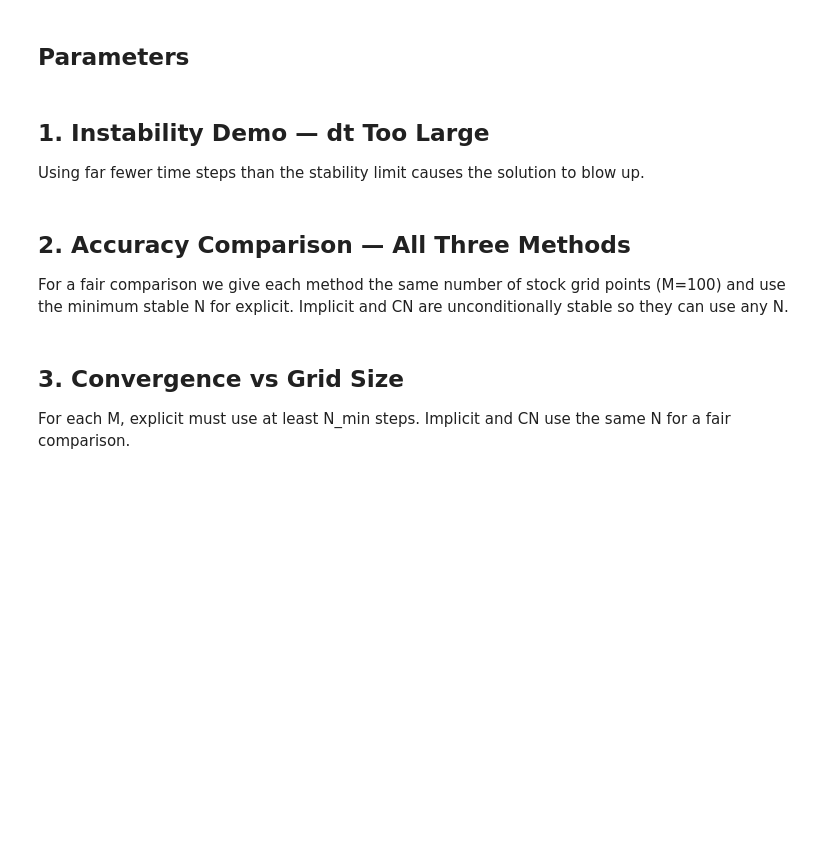
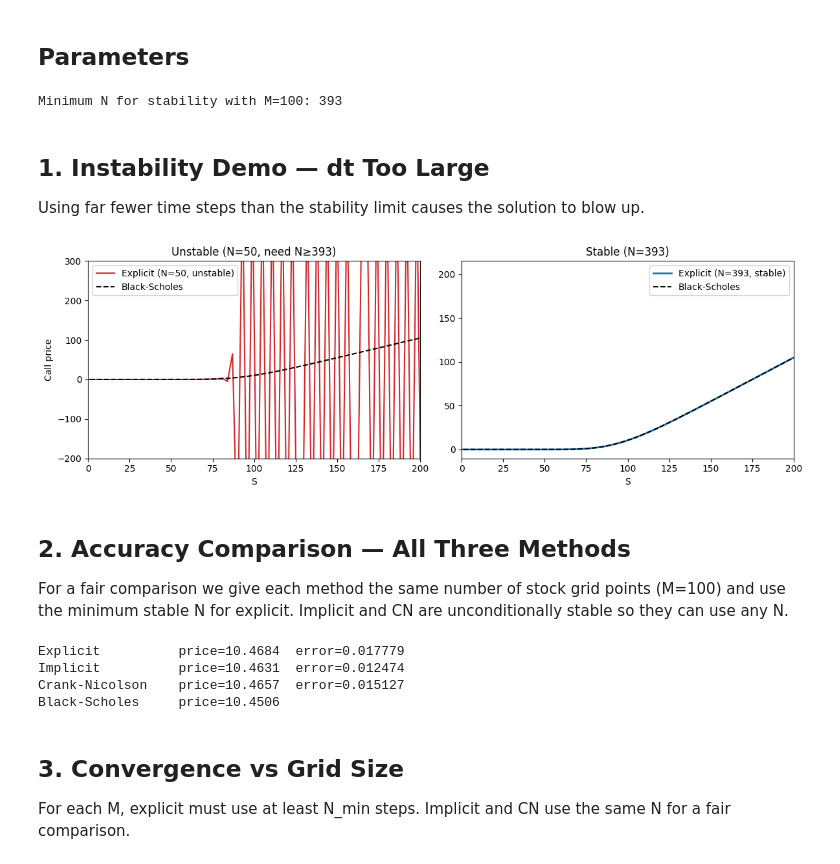
Before and after one commit to py2025/finite-difference, a Jupyter notebook: notebooks/05_european_explicit.ipynb, the cells around one changed output. Saved outputs shown, nothing was run; the diff lists cells and outputs as text; code cells hidden in the pictures; blank space fills up the shorter version.

```diff
--- a/notebooks/05_european_explicit.ipynb
+++ b/notebooks/05_european_explicit.ipynb
@@ -30,44 +30,48 @@ T     = 1.0
 S_max = 3 * K
 S0    = 100.0
 
-M = 100   # stock grid points
-N_min = stability_limit(S_max, K, r, sigma, T, M)
+M = 100
+N_min = stability_limit(T, r, sigma, M)
 print(f'Minimum N for stability with M={M}: {N_min}')
+# %% [output]
+Minimum N for stability with M=100: 393
 # %% [markdown]
 ## 1. Instability Demo — dt Too Large
 
 Using far fewer time steps than the stability limit causes the solution to blow up.
 # %%
-bs = np.array([bs_call_price(s, K, r, sigma, T) for s in np.linspace(1, S_max, 300)])
 S_plot = np.linspace(1, S_max, 300)
+bs = np.array([bs_price(s, K, T, r, sigma, option_type="call") for s in S_plot])
 
 fig, axes = plt.subplots(1, 2, figsize=(12, 4))
 
 # Unstable: N << N_min
 with warnings.catch_warnings():
     warnings.simplefilter('ignore')
     S_bad, V_bad = solve_explicit(S_max, K, r, sigma, T, M, N=50, option_type='call')
 
 axes[0].plot(S_bad, np.clip(V_bad, -500, 500), lw=1.5, color='tab:red', label='Explicit (N=50, unstable)')
 axes[0].plot(S_plot, bs, 'k--', lw=1.5, label='Black-Scholes')
 axes[0].set_xlim(0, 200)
 axes[0].set_ylim(-200, 300)
 axes[0].set_xlabel('S')
 axes[0].set_ylabel('Call price')
 axes[0].set_title(f'Unstable (N=50, need N≥{N_min})')
 axes[0].legend()
 
 # Stable: N >= N_min
 S_ok, V_ok = solve_explicit(S_max, K, r, sigma, T, M, N=N_min, option_type='call')
 axes[1].plot(S_ok, V_ok, lw=2, label=f'Explicit (N={N_min}, stable)')
 axes[1].plot(S_plot, bs, 'k--', lw=1.5, label='Black-Scholes')
 axes[1].set_xlim(0, 200)
 axes[1].set_xlabel('S')
 axes[1].set_title(f'Stable (N={N_min})')
 axes[1].legend()
 
 plt.tight_layout()
 plt.show()
+# %% [output]
+[figure, added]
 # %% [markdown]
 ## 2. Accuracy Comparison — All Three Methods
 
@@ -83,6 +87,11 @@ for label, S_, V_ in [('Explicit', Se, Ve), ('Implicit', Si, Vi), ('Crank-Nicols
     err = abs(np.interp(S0, S_, V_) - exact)
     print(f'{label:16s}  price={np.interp(S0, S_, V_):.4f}  error={err:.6f}')
 print(f'{"Black-Scholes":16s}  price={exact:.4f}')
+# %% [output]
+Explicit          price=10.4684  error=0.017779
+Implicit          price=10.4631  error=0.012474
+Crank-Nicolson    price=10.4657  error=0.015127
+Black-Scholes     price=10.4506
 # %% [markdown]
 ## 3. Convergence vs Grid Size
 
```
Also changed, not shown: parts of 2 cells of this notebook, 4 other files.
